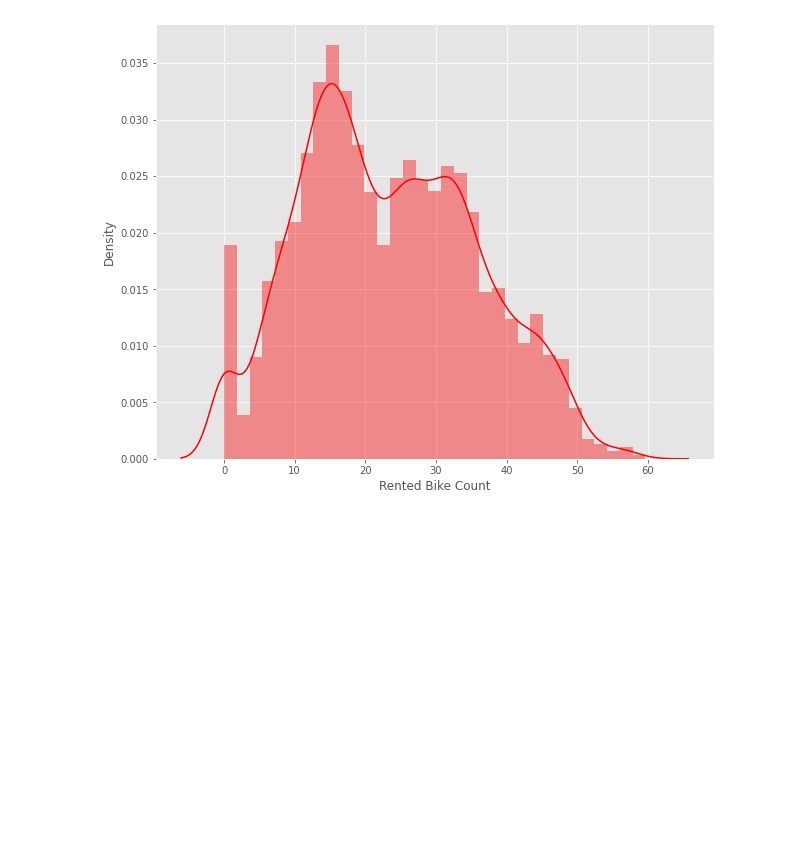
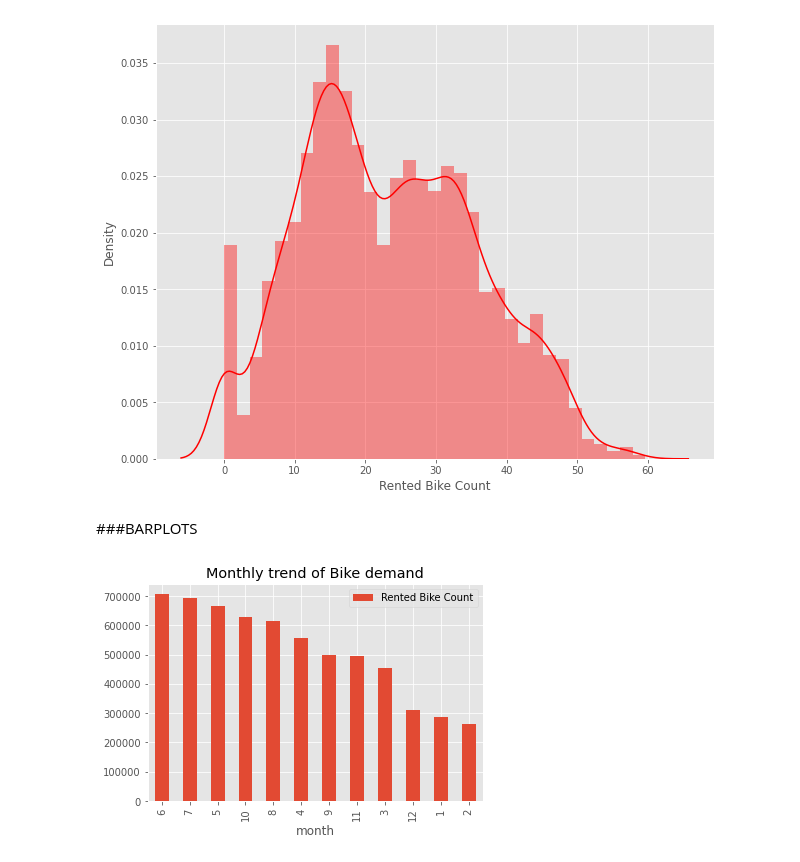
Before and after one commit to Jasjot-Kaur/Seoul-Bike-Sharing-Demand-Prediction_Linear-Regression, a Jupyter notebook: Regression_Seoul_Bike_Sharing_Demand_Prediction.ipynb, the cells around one changed output. Saved outputs shown, nothing was run; the diff lists cells and outputs as text; code cells hidden in the pictures; blank space fills up the shorter version.

```diff
--- a/Regression_Seoul_Bike_Sharing_Demand_Prediction.ipynb
+++ b/Regression_Seoul_Bike_Sharing_Demand_Prediction.ipynb
@@ -311,3 +411,13 @@ sns.distplot(np.sqrt(df_b['Rented Bike Count']), color = 'r')
 # %% [output]
 <matplotlib.axes._subplots.AxesSubplot at 0x...>
 [figure]
+# %% [markdown]
+###BARPLOTS
+# %%
+# Barplot: rented bikes count per month
+
+df_b.groupby('month').sum().sort_values('Rented Bike Count', ascending=False)[['Rented Bike Count']].plot.bar()
+plt.title("Monthly trend of Bike demand")
+plt.show()
+# %% [output]
+[figure, added]
```
Also changed, not shown: parts of 40 cells of this notebook.
